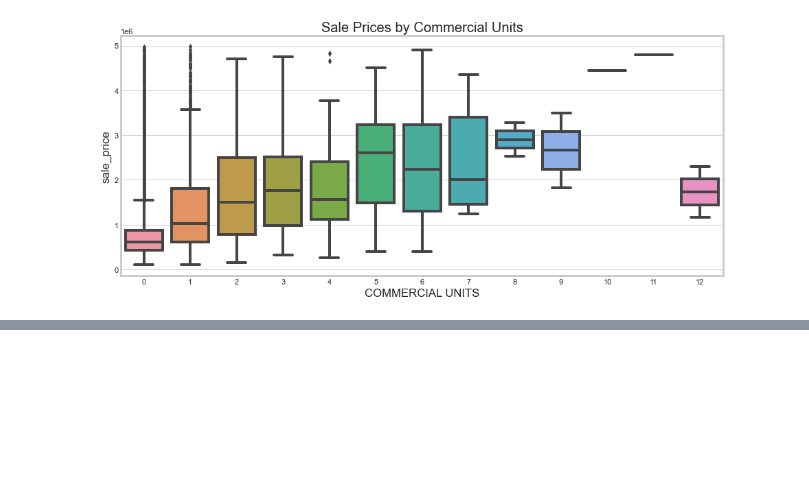
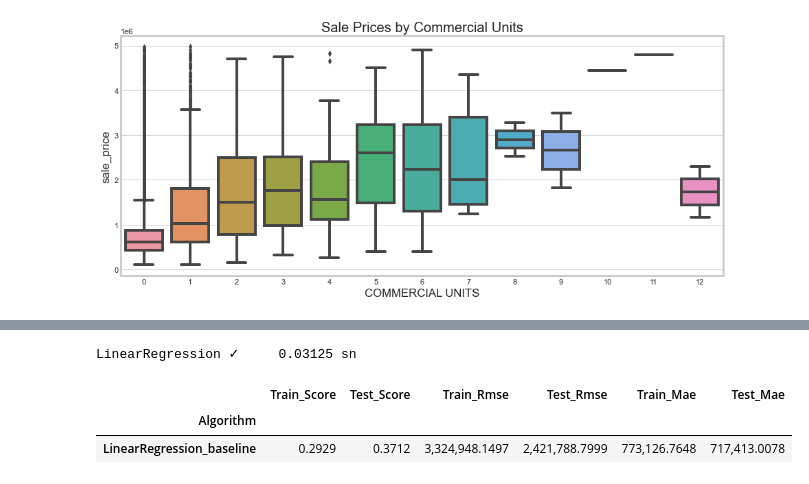
Before and after one commit to Managedcode-ux/Maj-Proj, a Jupyter notebook: code/preprocessing.ipynb, the cells around one changed output, grey strips where cells are left out. Drawn from its saved outputs; the diff is of its cells as text; code cells hidden in the pictures; blank space fills up the shorter version.

```diff
--- a/code/preprocessing.ipynb
+++ b/code/preprocessing.ipynb
@@ -499,0 +547,40 @@ plt.title('Sale Prices by Commercial Units');
+# %%
+df.columns = df.columns.str.lower().str.replace(' ', '_')
+# %%
+df.tax_class_at_time_of_sale = df.tax_class_at_time_of_sale.astype(object)
+# %%
+lm = LinearRegression()
+lgbm = lightgbm.LGBMRegressor(random_state = 42)
+mlp = MLPRegressor(random_state = 42)
+ridge = Ridge(random_state = 42)
+lasso = Lasso(random_state = 42)
+knn = KNeighborsRegressor()
+rf = RandomForestRegressor(random_state = 42)
+xgbt = xgb.XGBRegressor(random_state = 42)
+dtree = DecisionTreeRegressor(random_state = 42)
+# %%
+X = df.drop(["sale_price","building_class_category","borough","tax_class_at_time_of_sale"],axis = 1).astype(int)
+y = df["sale_price"].astype(int)
+X_train, X_test, y_train, y_test = train_test_split(X, y, test_size=0.2, random_state = 42)
+# %%
+algo = [lm]
+result = []
+
+for i in algo:
+        start = time.process_time()
+        model = i.fit(X_train,y_train)
+        result.append([str(i).split("(")[0] + str("_baseline"), model.score(X_train, y_train), model.score(X_test, y_test),
+                  np.sqrt(mean_squared_error(y_train, model.predict(X_train))),
+                  np.sqrt(mean_squared_error(y_test, model.predict(X_test))),
+                  mean_absolute_error(y_train, model.predict(X_train)),
+                  mean_absolute_error(y_test, model.predict(X_test))])
+        print(str(i).split("(")[0],"✓    ", "{}".format(time.process_time()-start),"sn")
+
+result_raw_model = pd.DataFrame(result, columns = ["Algorithm", "Train_Score", "Test_Score", "Train_Rmse",
+                                         "Test_Rmse", "Train_Mae", "Test_Mae"]).sort_values("Test_Rmse").set_index("Algorithm")
+result_raw_model
+# %% [output]
+LinearRegression ✓     0.03125 sn
+|  | Train_Score | Test_Score | Train_Rmse | Test_Rmse | Train_Mae | Test_Mae |
+| Algorithm |  |  |  |  |  |  |
+| LinearRegression_baseline | 0.2929 | 0.3712 | 3,324,948.1497 | 2,421,788.7999 | 773,126.7648 | 717,413.0078 |
```
Also changed, not shown: parts of 6 cells of this notebook.
